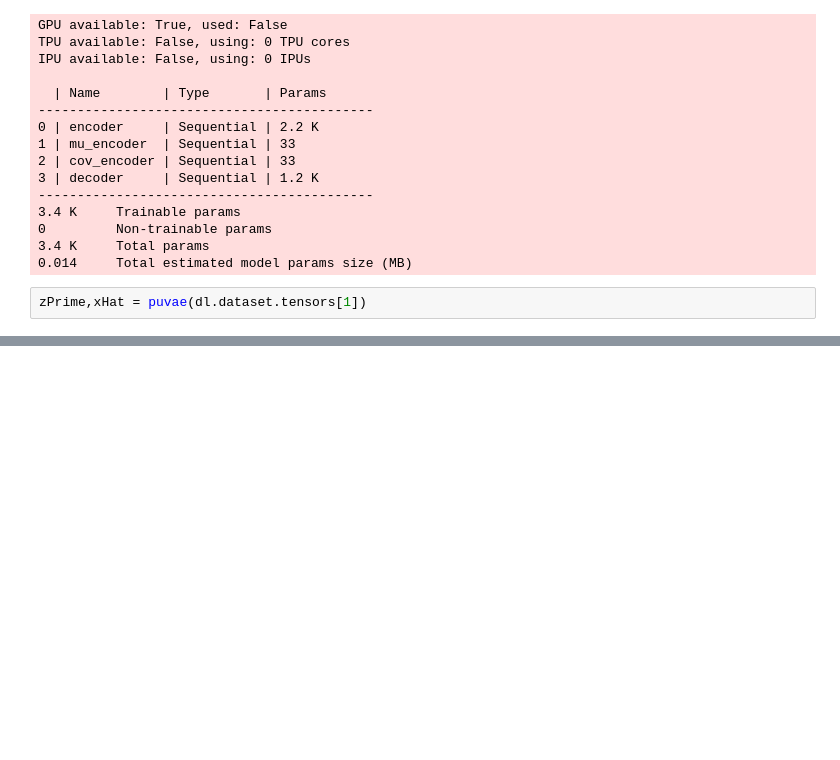
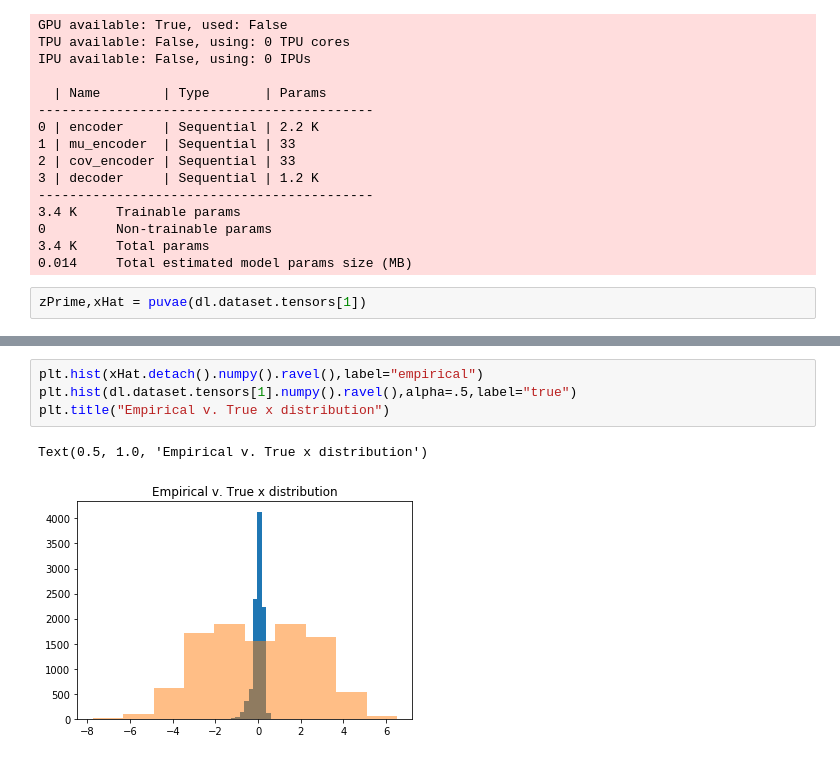
Before and after one commit to Dzeiberg/latentPosteriorEstimation, a Jupyter notebook: PU_VAE.ipynb, the cells around one changed output, grey strips where cells are left out. Cells and saved outputs as stored; diff of their text form; blank space fills up the shorter version.

```diff
--- a/PU_VAE.ipynb
+++ b/PU_VAE.ipynb
@@ -239,0 +237,7 @@ plt.hist(xHat.detach().numpy().ravel())
+# %%
+plt.hist(xHat.detach().numpy().ravel(),label="empirical")
+plt.hist(dl.dataset.tensors[1].numpy().ravel(),alpha=.5,label="true")
+plt.title("Empirical v. True x distribution")
+# %% [output]
+Text(0.5, 1.0, 'Empirical v. True x distribution')
+[figure, added]
```
Also changed, not shown: parts of 8 cells of this notebook.
